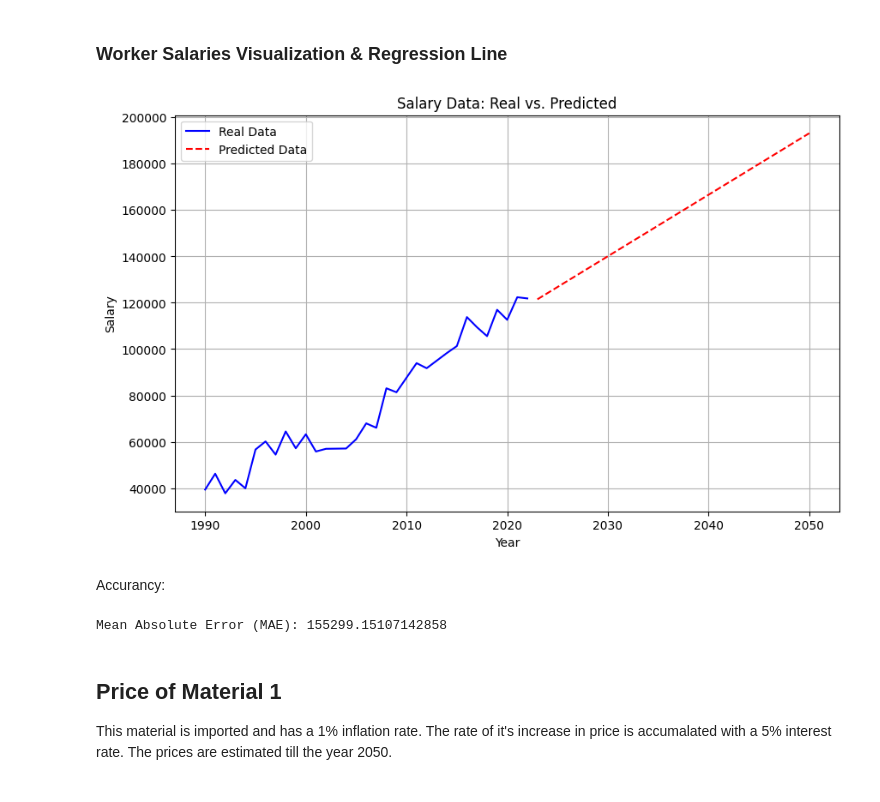
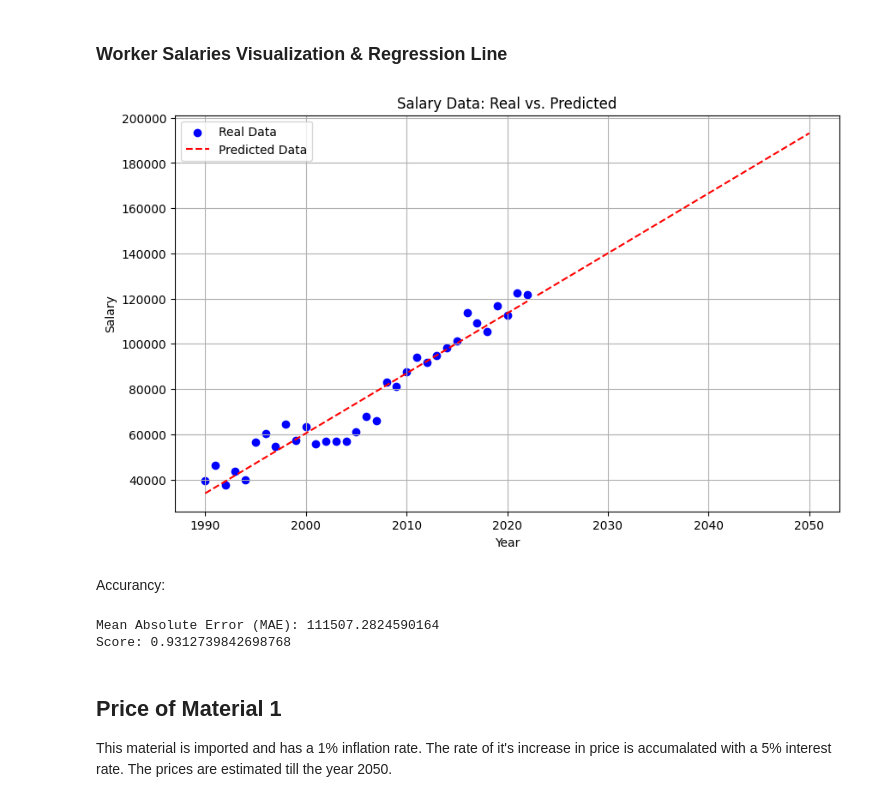
Before and after one commit to PhantomGXx/BestEngEcoTeam-PythonProject, a Jupyter notebook: EE-PROJECT-BEET.ipynb, the cells around one changed output. Cells and saved outputs as stored; diff of their text form; code cells hidden in the pictures.

```diff
--- a/EE-PROJECT-BEET.ipynb
+++ b/EE-PROJECT-BEET.ipynb
@@ -88,26 +114,27 @@ DATA
 A simple linear regression method will be used to show the Salary of the workers all the way to the year 2050, by using the previous data of the Worker Salaries from the year 1990 to 2022.
 # %%
 years = np.arange(1990, 2051).reshape(-1, 1)
+present_years = np.arange(1990,2023).reshape(-1,1)
 future_years = np.arange(2023, 2051).reshape(-1, 1)
 
-def RegressionModel(INPUT : str):
-    X = DATA['Years']
-    X = X.values.reshape(-1, 1)
-    Y = DATA[INPUT]
+INPUT='Salary'
+X = DATA['Years']
+X = X.values.reshape(-1, 1)
+Y = DATA[INPUT]
 
-    model = lm.LinearRegression()
-    model.fit(X,Y)
+model = lm.LinearRegression()
+model.fit(X,Y)
+s = model.score(X,Y)
 
-    future_predictions = model.predict(future_years)
-    future_predictions = [round(num,2) for num in future_predictions]
+future_predictions = model.predict(future_years)
+future_predictions = [round(num,2) for num in future_predictions]
 
-    y = list(Y)
-    f = list(future_predictions)
-    PREDICTED_LIST = y + f
+y = list(Y)
+f = list(future_predictions)
+PREDICTED_LIST = y + f
 
-    return pd.DataFrame({'Year': years.flatten(), 'Predicted_Data': PREDICTED_LIST}), f
+future_df = pd.DataFrame({'Year': years.flatten(), 'Predicted_Data': PREDICTED_LIST})
 
-future_df , f = RegressionModel('Salary')
 future_df
 # %% [output]
 |  | Year | Predicted_Data |
@@ -127,23 +154,26 @@ future_df
 ### Worker Salaries Visualization & Regression Line
 # %%
 mplt.figure(figsize=(10, 6))
-mplt.plot(DATA['Years'], DATA['Salary'], label='Real Data', color='blue')
+mplt.scatter(DATA['Years'], DATA['Salary'], label='Real Data', color='blue')
 mplt.plot(future_years, f, label='Predicted Data', color='red', linestyle='--')
+mplt.plot(present_years,model.predict(present_years),color='red',linestyle='--')
 mplt.xlabel('Year')
 mplt.ylabel('Salary')
 mplt.title('Salary Data: Real vs. Predicted')
 mplt.legend()
 mplt.grid(True)
 mplt.show()
 # %% [output]
-[figure, old version]
+[figure, new version]
 # %% [markdown]
 Accurancy:
 # %%
-mae = sm.mean_absolute_error(future_years,f)
+mae = sm.mean_absolute_error(years,future_df['Predicted_Data'])
 print('Mean Absolute Error (MAE):', mae)
+print("Score:",s)
 # %% [output]
-Mean Absolute Error (MAE): 155299.15107142858
+Mean Absolute Error (MAE): 111507.2824590164
+Score: 0.9312739842698768
 # %% [markdown]
 ## Price of Material 1
 
```
Also changed, not shown: parts of 5 cells of this notebook.
